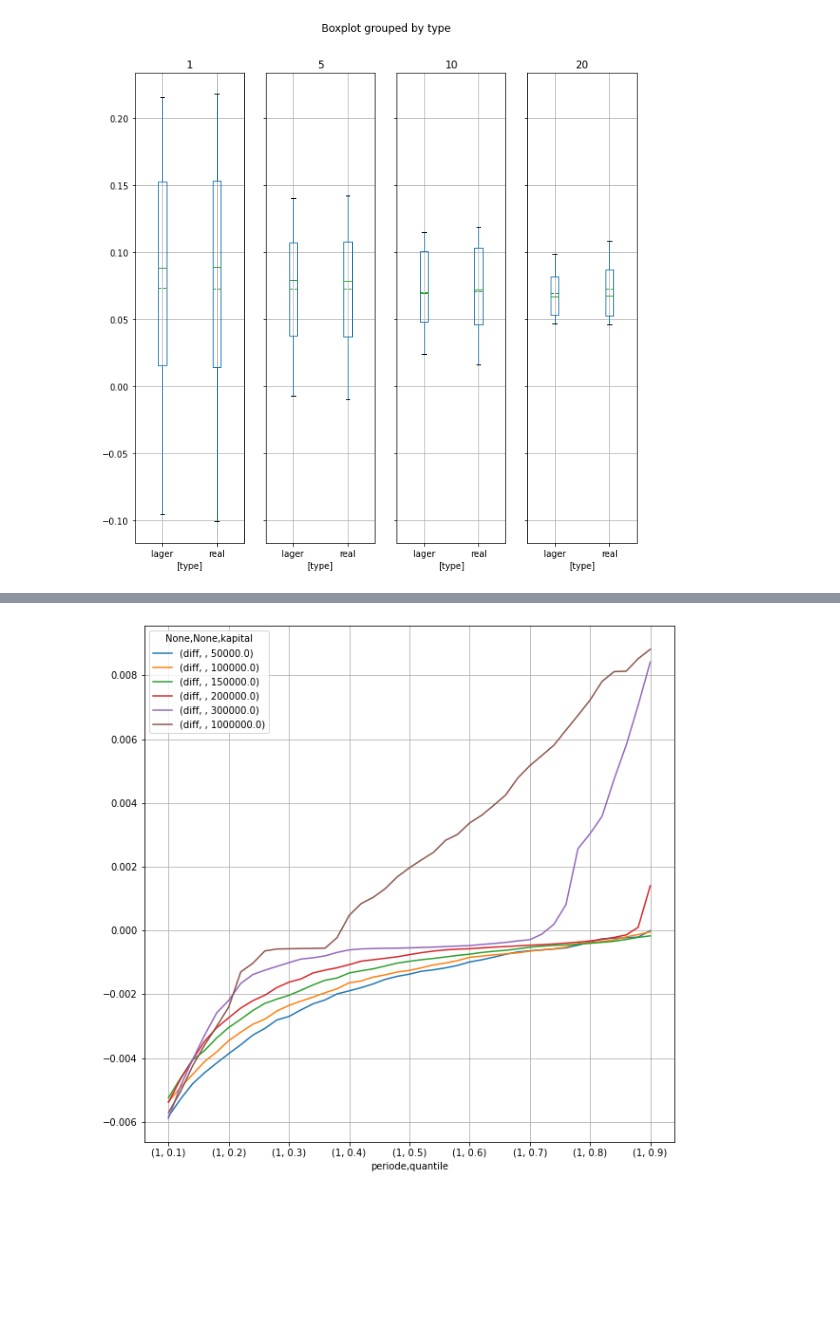
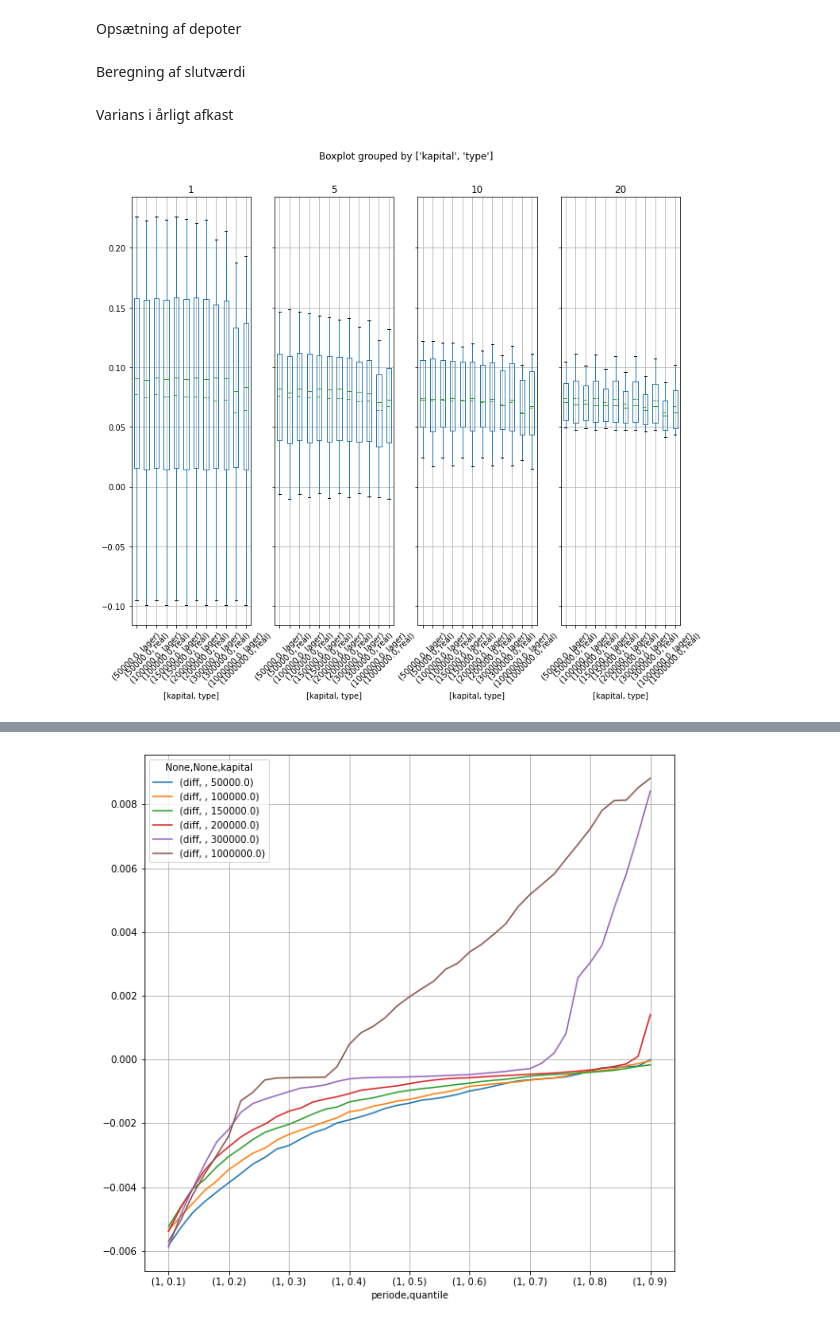
Before and after one commit to erikkjellgren/dkfinance_modeller, a Jupyter notebook: docs/analyser/lager_vs_realisation/Analysis Nirrain.ipynb, the cells around one changed output, grey strips where cells are left out. Saved outputs shown, nothing was run; the diff lists cells and outputs as text; code cells hidden in the pictures; blank space fills up the shorter version.

```diff
--- a/docs/analyser/lager_vs_realisation/Analysis Nirrain.ipynb
+++ b/docs/analyser/lager_vs_realisation/Analysis Nirrain.ipynb
@@ -18,6 +20,8 @@ import dkfinance_modeller.aktieskat.skat as skat
 import dkfinance_modeller.aktieskat.vaerdipapirer as værdipapirer
 import dkfinance_modeller.aktieskat.valuta as valuta
 import dkfinance_modeller.simple_modeller.formler as formler
+# %% [markdown]
+Opsætning af depoter
 # %%
 
 def depoter(kapital : float) -> Tuple[depotmodel.DepotModel, depotmodel.DepotModel]:
@@ -48,6 +52,8 @@ def depoter(kapital : float) -> Tuple[depotmodel.DepotModel, depotmodel.DepotMod
         ETF_fordeling=[1.0],
     )
     return lagerbeskatning, realisationsbeskatning
+# %% [markdown]
+Beregning af slutværdi
 # %%
 data = np.genfromtxt("../SP500.csv", delimiter=";")
 real: List[List[float]] = [[], [], [], []]
@@ -88,7 +94,9 @@ for kapital in [50000, 100000,150000,200000,  300000, 1000000 ]:
 
 out['CAGR'] = ((out['salgsværdi']/out['kapital'])**(1/out['periode']) -1).astype(float)
 out2 = out.set_index(['kapital', 'periode', 'start', 'type'])
+# %% [markdown]
+Varians i årligt afkast
 # %%
-boxplt = out2[['CAGR']].groupby(['periode']).boxplot(by = 'type', figsize = [10,10], sym = '', whis = [10, 90], meanline = True, showmeans = True, layout = (1,4))
+boxplt = out2[['CAGR']].groupby(['periode']).boxplot(by = ['kapital','type'], figsize = [12,10], sym = '', rot='45', whis = [10, 90], meanline = True, showmeans = True, layout = (1,4))
 # %% [output]
-[figure, old version]
+[figure, new version]
```
Also changed, not shown: parts of 10 cells of this notebook.
